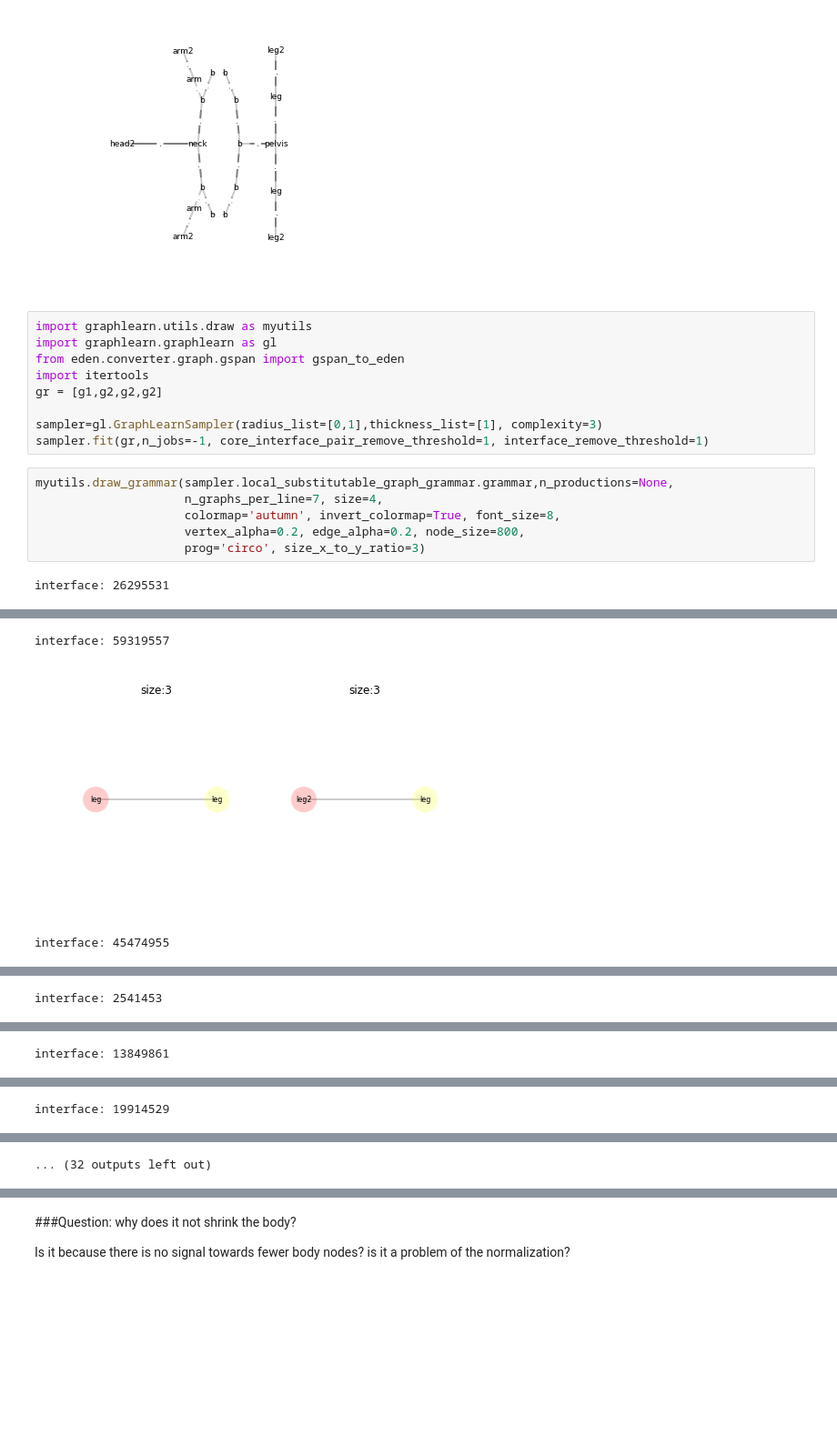
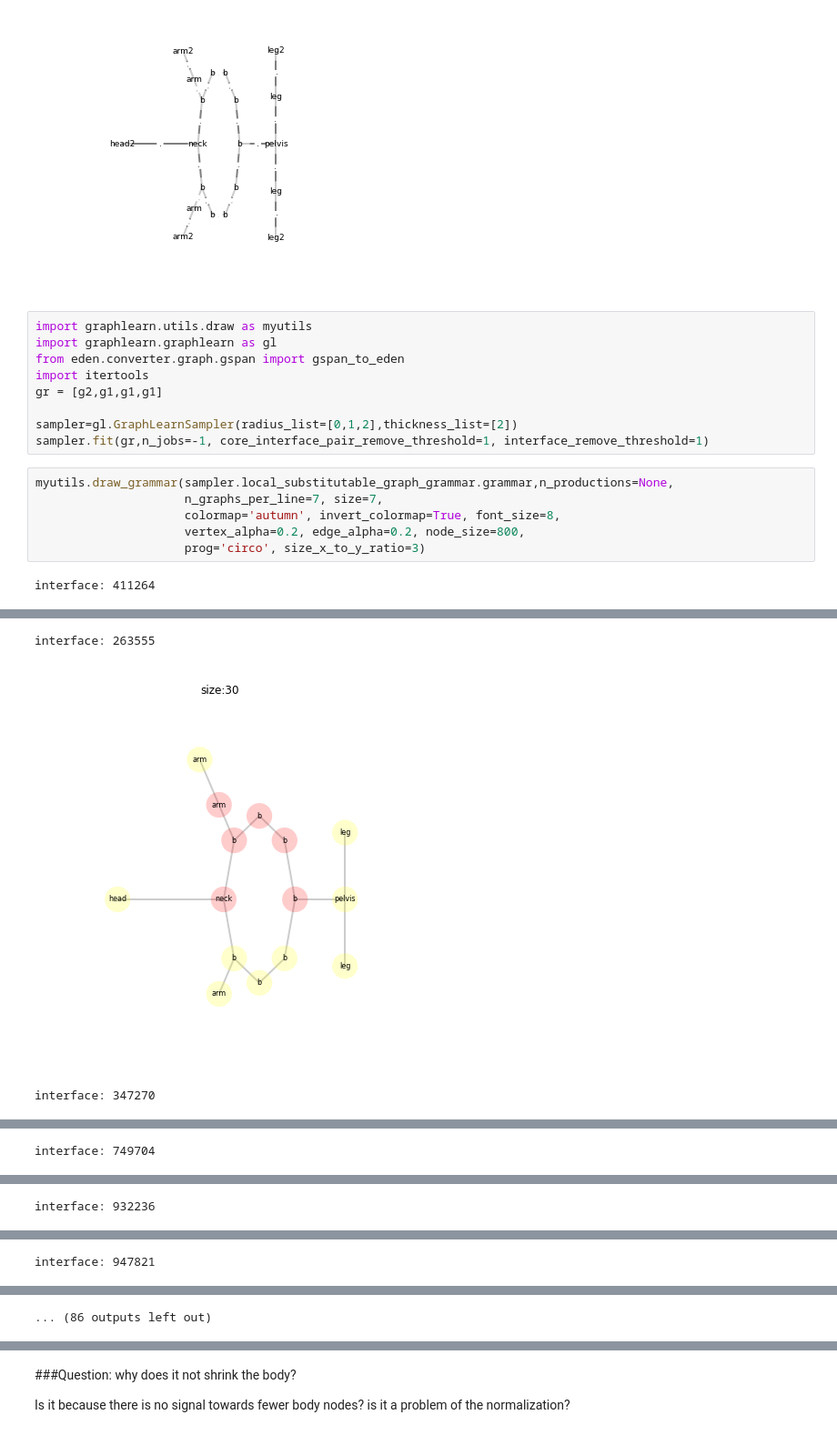
Before and after one commit to fabriziocosta/GraphLearn, a Jupyter notebook: example/StickFigure.ipynb, the cells around one changed output, grey strips where cells are left out. Shown at 91% size. Cells and saved outputs as stored; diff of their text form; blank space fills up the shorter version.

```diff
--- a/example/StickFigure.ipynb
+++ b/example/StickFigure.ipynb
@@ -112,15 +112,15 @@ import graphlearn.utils.draw as myutils
 import graphlearn.graphlearn as gl
 from eden.converter.graph.gspan import gspan_to_eden
 import itertools
-gr = [g1,g2,g2,g2]
+gr = [g2,g1,g1,g1]
 
-sampler=gl.GraphLearnSampler(radius_list=[0,1],thickness_list=[1], complexity=3)
+sampler=gl.GraphLearnSampler(radius_list=[0,1,2],thickness_list=[2])
 sampler.fit(gr,n_jobs=-1, core_interface_pair_remove_threshold=1, interface_remove_threshold=1)
 # %%
 myutils.draw_grammar(sampler.local_substitutable_graph_grammar.grammar,n_productions=None,
-                     n_graphs_per_line=7, size=4,
+                     n_graphs_per_line=7, size=7,
                      colormap='autumn', invert_colormap=True, font_size=8,
                      vertex_alpha=0.2, edge_alpha=0.2, node_size=800,
                      prog='circo', size_x_to_y_ratio=3)
 # %% [output]
-interface: 26295531
+interface: 411264
@@ -128,3 +128,3 @@ interface: 26295531
-interface: 59319557
+interface: 263555
-[figure, old version]
+[figure, new version]
-interface: 45474955
+interface: 347270
@@ -132 +132 @@ interface: 45474955
-interface: 2541453
+interface: 749704
@@ -134 +134 @@ interface: 2541453
-interface: 13849861
+interface: 932236
@@ -136 +136 @@ interface: 13849861
-interface: 19914529
+interface: 947821
@@ -138,4 +138,4 @@ interface: 19914529
-... (32 outputs left out)
+... (86 outputs left out)
 # %%
 myutils.draw_grammar_stats(sampler.local_substitutable_graph_grammar.grammar)
 # %% [output]
```
Also changed, not shown: parts of 3 cells of this notebook.
